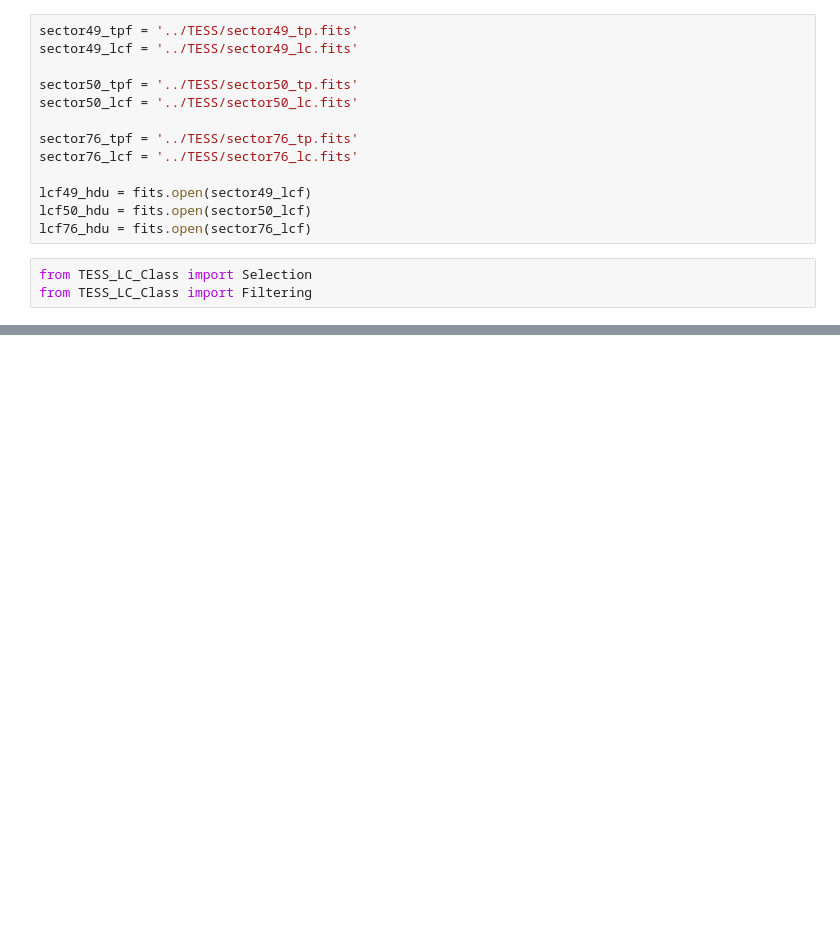
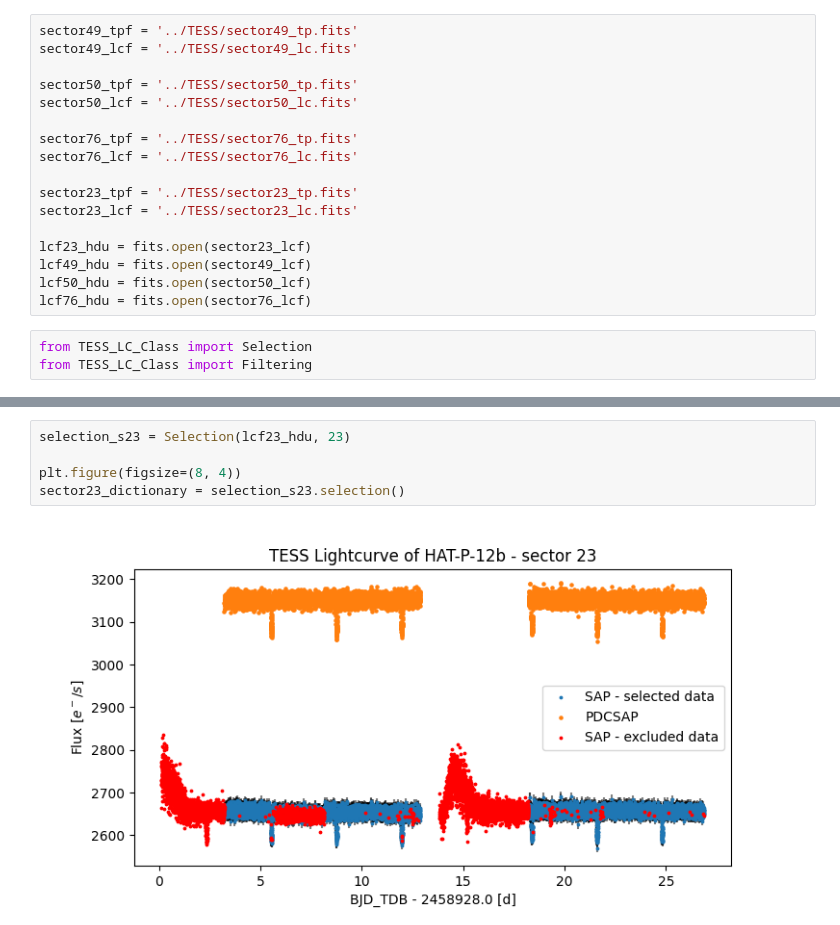
Before and after one commit to AstroMichele/AstroLab2-2024, a Jupyter notebook: TESS_lc.ipynb, the cells around one changed output, grey strips where cells are left out. Cells and saved outputs as stored; diff of their text form; blank space fills up the shorter version.

```diff
--- a/TESS_lc.ipynb
+++ b/TESS_lc.ipynb
@@ -20,6 +21,10 @@ sector50_lcf = '../TESS/sector50_lc.fits'
 sector76_tpf = '../TESS/sector76_tp.fits'
 sector76_lcf = '../TESS/sector76_lc.fits'
 
+sector23_tpf = '../TESS/sector23_tp.fits'
+sector23_lcf = '../TESS/sector23_lc.fits'
+
+lcf23_hdu = fits.open(sector23_lcf)
 lcf49_hdu = fits.open(sector49_lcf)
 lcf50_hdu = fits.open(sector50_lcf)
 lcf76_hdu = fits.open(sector76_lcf)
@@ -47,0 +54,7 @@ sector76_dictionary = selection_s76.manual_selection(2460369.0)
+# %%
+selection_s23 = Selection(lcf23_hdu, 23)
+
+plt.figure(figsize=(8, 4))
+sector23_dictionary = selection_s23.selection()
+# %% [output]
+[figure, added]
```
Also changed, not shown: parts of 21 cells of this notebook, 10 other files.
